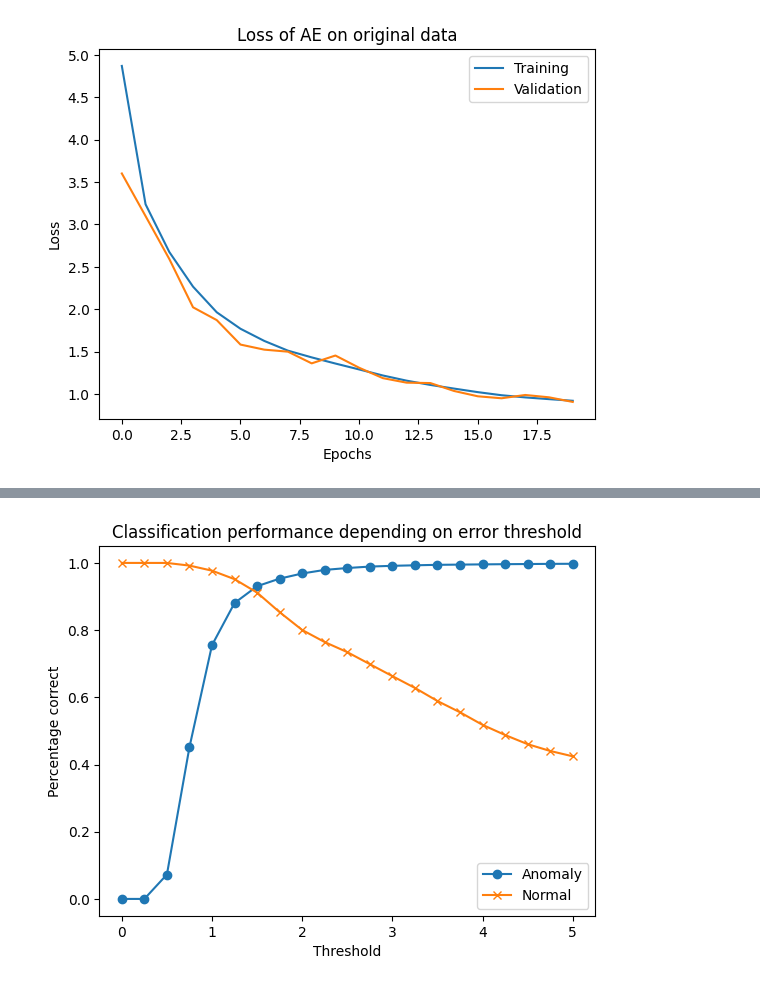
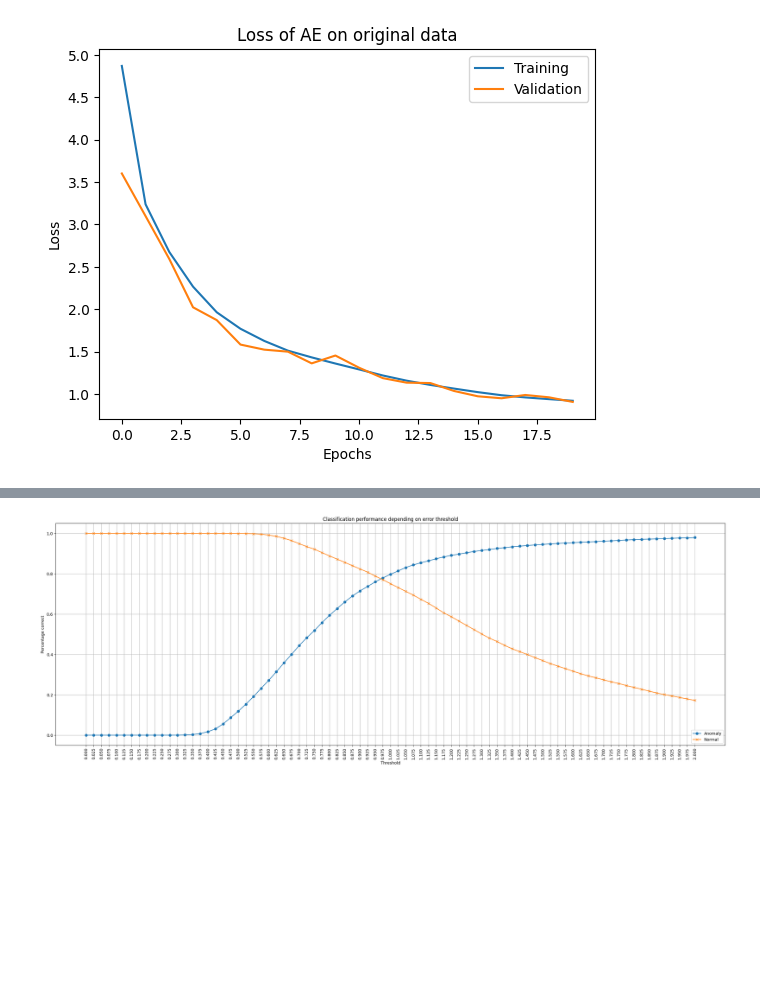
Before and after one commit to sjjtu/MAthesis, a Jupyter notebook: code/POLL5_baseline.ipynb, the cells around one changed output, grey strips where cells are left out. Drawn from its saved outputs; the diff is of its cells as text; code cells hidden in the pictures; blank space fills up the shorter version.

```diff
--- a/code/POLL5_baseline.ipynb
+++ b/code/POLL5_baseline.ipynb
@@ -95,12 +78,16 @@ plt.show()
 # %%
-corr_normal, corr_anomaly = evaluator.find_threshold()
-plt.plot(np.linspace(0,5,21), corr_normal, marker="o")
-plt.plot(np.linspace(0,5,21), corr_anomaly, marker="x")
+plt.figure(figsize=(30,10))
+thres_l = np.linspace(0,2,81)
+corr_normal, corr_anomaly = evaluator.find_threshold(thres_l)
+plt.plot(thres_l, corr_normal, marker="o")
+plt.plot(thres_l, corr_anomaly, marker="x")
+plt.xticks(thres_l, rotation=90)
+plt.grid()
 plt.xlabel("Threshold")
 plt.ylabel("Percentage correct")
 plt.legend(["Anomaly", "Normal"])
 plt.title("Classification performance depending on error threshold")
 plt.show()
 # %% [output]
-[figure, old version]
+[figure, new version]
 # %%
```
Also changed, not shown: parts of 4 cells of this notebook, 59 other files.
